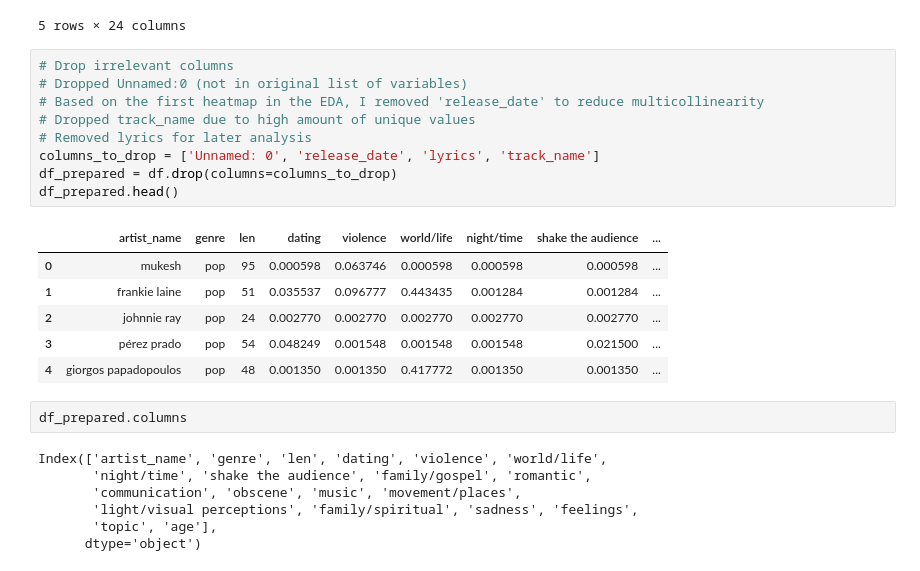
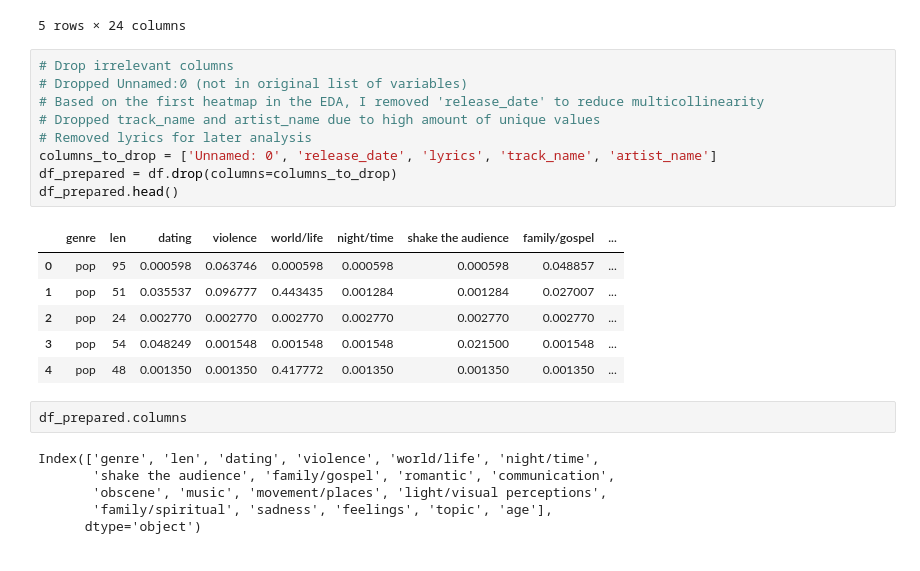
Before and after one commit to Seribii1o1/Music-Recommendation-Algorithm, a Jupyter notebook: code/transform.ipynb, the cells around one changed output. Cells and saved outputs as stored; diff of their text form.

```diff
--- a/code/transform.ipynb
+++ b/code/transform.ipynb
@@ -24,25 +29,24 @@ df.head()
 # %%
 # Drop irrelevant columns
 # Dropped Unnamed:0 (not in original list of variables)
 # Based on the first heatmap in the EDA, I removed 'release_date' to reduce multicollinearity
-# Dropped track_name due to high amount of unique values
+# Dropped track_name and artist_name due to high amount of unique values
 # Removed lyrics for later analysis
-columns_to_drop = ['Unnamed: 0', 'release_date', 'lyrics', 'track_name']
+columns_to_drop = ['Unnamed: 0', 'release_date', 'lyrics', 'track_name', 'artist_name']
 df_prepared = df.drop(columns=columns_to_drop)
 df_prepared.head()
 # %% [output]
-|  | artist_name | genre | len | dating | violence | world/life | night/time | shake the audience | ... |
-| 0 | mukesh | pop | 95 | 0.000598 | 0.063746 | 0.000598 | 0.000598 | 0.000598 | ... |
-| 1 | frankie laine | pop | 51 | 0.035537 | 0.096777 | 0.443435 | 0.001284 | 0.001284 | ... |
-| 2 | johnnie ray | pop | 24 | 0.002770 | 0.002770 | 0.002770 | 0.002770 | 0.002770 | ... |
-| 3 | pérez prado | pop | 54 | 0.048249 | 0.001548 | 0.001548 | 0.001548 | 0.021500 | ... |
-| 4 | giorgos papadopoulos | pop | 48 | 0.001350 | 0.001350 | 0.417772 | 0.001350 | 0.001350 | ... |
+|  | genre | len | dating | violence | world/life | night/time | shake the audience | family/gospel | ... |
+| 0 | pop | 95 | 0.000598 | 0.063746 | 0.000598 | 0.000598 | 0.000598 | 0.048857 | ... |
+| 1 | pop | 51 | 0.035537 | 0.096777 | 0.443435 | 0.001284 | 0.001284 | 0.027007 | ... |
+| 2 | pop | 24 | 0.002770 | 0.002770 | 0.002770 | 0.002770 | 0.002770 | 0.002770 | ... |
+| 3 | pop | 54 | 0.048249 | 0.001548 | 0.001548 | 0.001548 | 0.021500 | 0.001548 | ... |
+| 4 | pop | 48 | 0.001350 | 0.001350 | 0.417772 | 0.001350 | 0.001350 | 0.001350 | ... |
 # %%
 df_prepared.columns
 # %% [output]
-Index(['artist_name', 'genre', 'len', 'dating', 'violence', 'world/life',
-       'night/time', 'shake the audience', 'family/gospel', 'romantic',
-       'communication', 'obscene', 'music', 'movement/places',
-       'light/visual perceptions', 'family/spiritual', 'sadness', 'feelings',
-       'topic', 'age'],
+Index(['genre', 'len', 'dating', 'violence', 'world/life', 'night/time',
+       'shake the audience', 'family/gospel', 'romantic', 'communication',
+       'obscene', 'music', 'movement/places', 'light/visual perceptions',
+       'family/spiritual', 'sadness', 'feelings', 'topic', 'age'],
       dtype='object')
```
Also changed, not shown: parts of 8 cells of this notebook, 1 other file.
